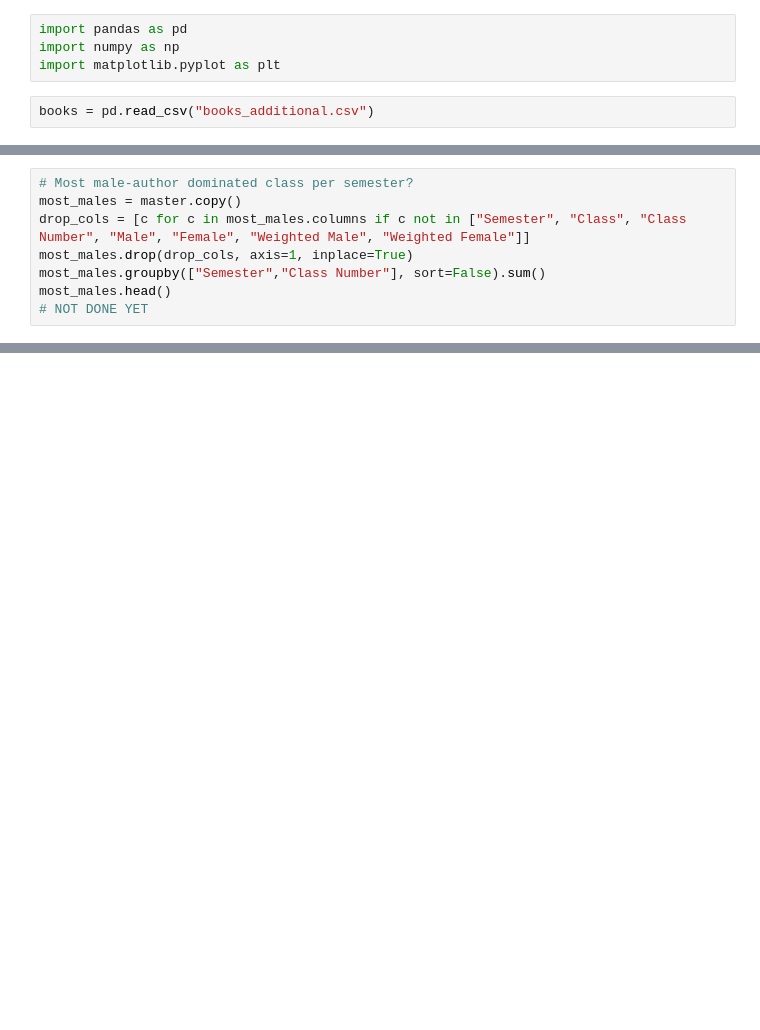
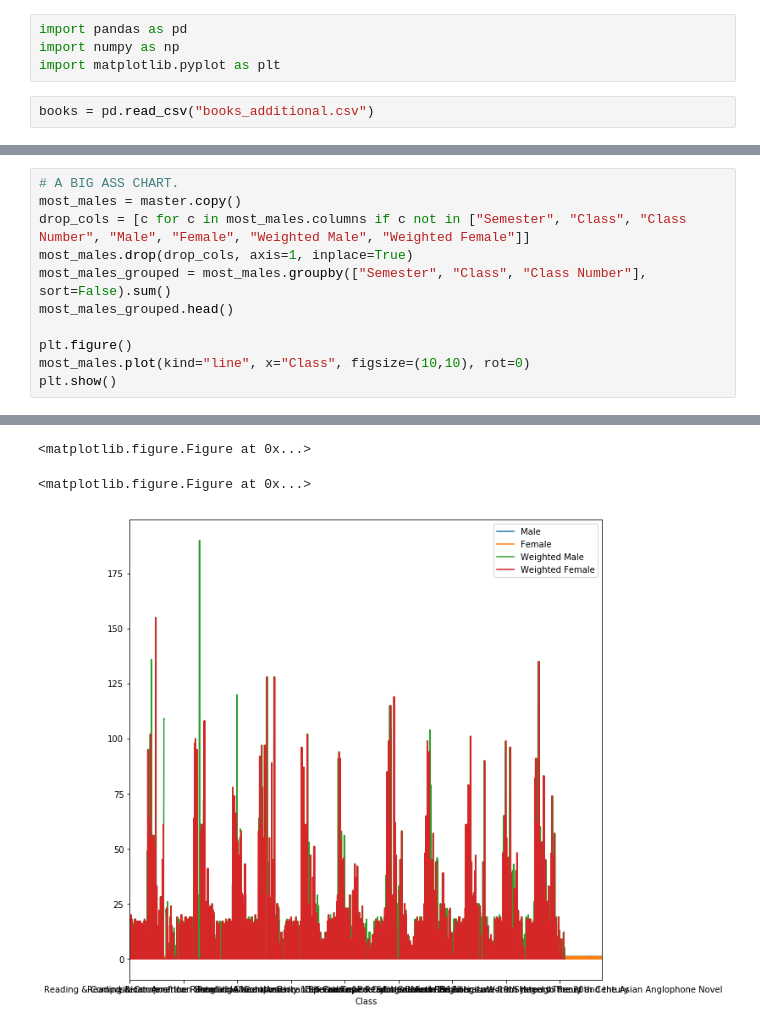
Before and after one commit to dailycal-projects/berkeleyenglish, a Jupyter notebook: literature.ipynb, the cells around one changed output, grey strips where cells are left out. Saved outputs shown, nothing was run; the diff lists cells and outputs as text; blank space fills up the shorter version.

```diff
--- a/literature.ipynb
+++ b/literature.ipynb
@@ -127,9 +127,12 @@ plt.show()
 # %%
-# Most male-author dominated class per semester?
+# A BIG ASS CHART.
 most_males = master.copy()
 drop_cols = [c for c in most_males.columns if c not in ["Semester", "Class", "Class Number", "Male", "Female", "Weighted Male", "Weighted Female"]]
 most_males.drop(drop_cols, axis=1, inplace=True)
-most_males.groupby(["Semester","Class Number"], sort=False).sum()
-most_males.head()
-# NOT DONE YET
+most_males_grouped = most_males.groupby(["Semester", "Class", "Class Number"], sort=False).sum()
+most_males_grouped.head()
+
+plt.figure()
+most_males.plot(kind="line", x="Class", figsize=(10,10), rot=0)
+plt.show()
 # %% [output]
@@ -141,0 +139,3 @@ most_males.head()
+<matplotlib.figure.Figure at 0x...>
+<matplotlib.figure.Figure at 0x...>
+[figure, added]
```
Also changed, not shown: parts of 8 cells of this notebook, 2 other files.
